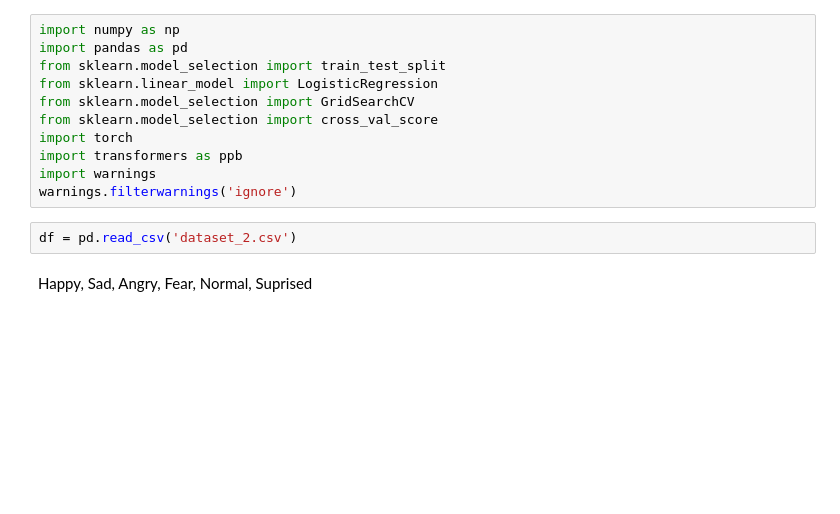
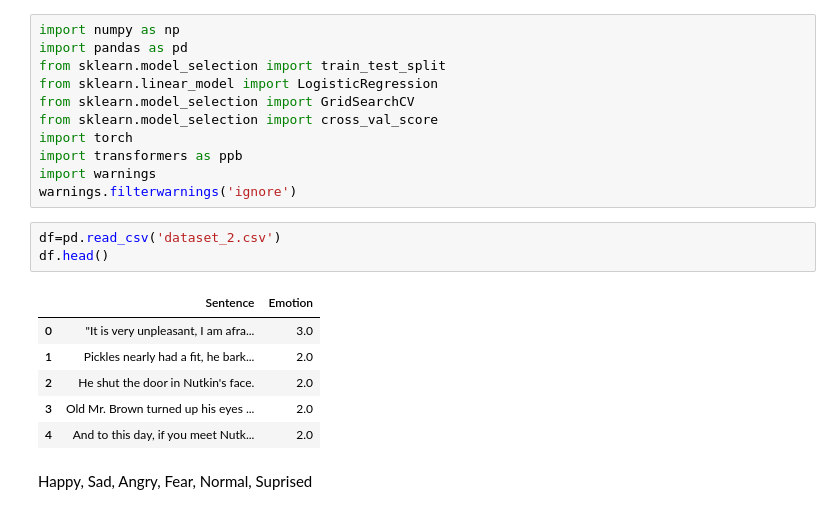
Before and after one commit to Gpreethi18/Text-To-Speech-with-emotion, a Jupyter notebook: Automated_AudioBook.ipynb, the cells around one changed output. Cells and saved outputs as stored; diff of their text form; blank space fills up the shorter version.

```diff
--- a/Automated_AudioBook.ipynb
+++ b/Automated_AudioBook.ipynb
@@ -17,7 +38,15 @@ import transformers as ppb
 import warnings
 warnings.filterwarnings('ignore')
 # %%
-df = pd.read_csv('dataset_2.csv')
+df=pd.read_csv('dataset_2.csv')
+df.head()
+# %% [output]
+|  | Sentence | Emotion |
+| 0 | "It is very unpleasant, I am afra... | 3.0 |
+| 1 | Pickles nearly had a fit, he bark... | 2.0 |
+| 2 | He shut the door in Nutkin's face. | 2.0 |
+| 3 | Old Mr. Brown turned up his eyes ... | 2.0 |
+| 4 | And to this day, if you meet Nutk... | 2.0 |
 # %% [markdown]
 Happy, Sad, Angry, Fear, Normal, Suprised
 # %%
```
Also changed, not shown: parts of 23 cells of this notebook.
